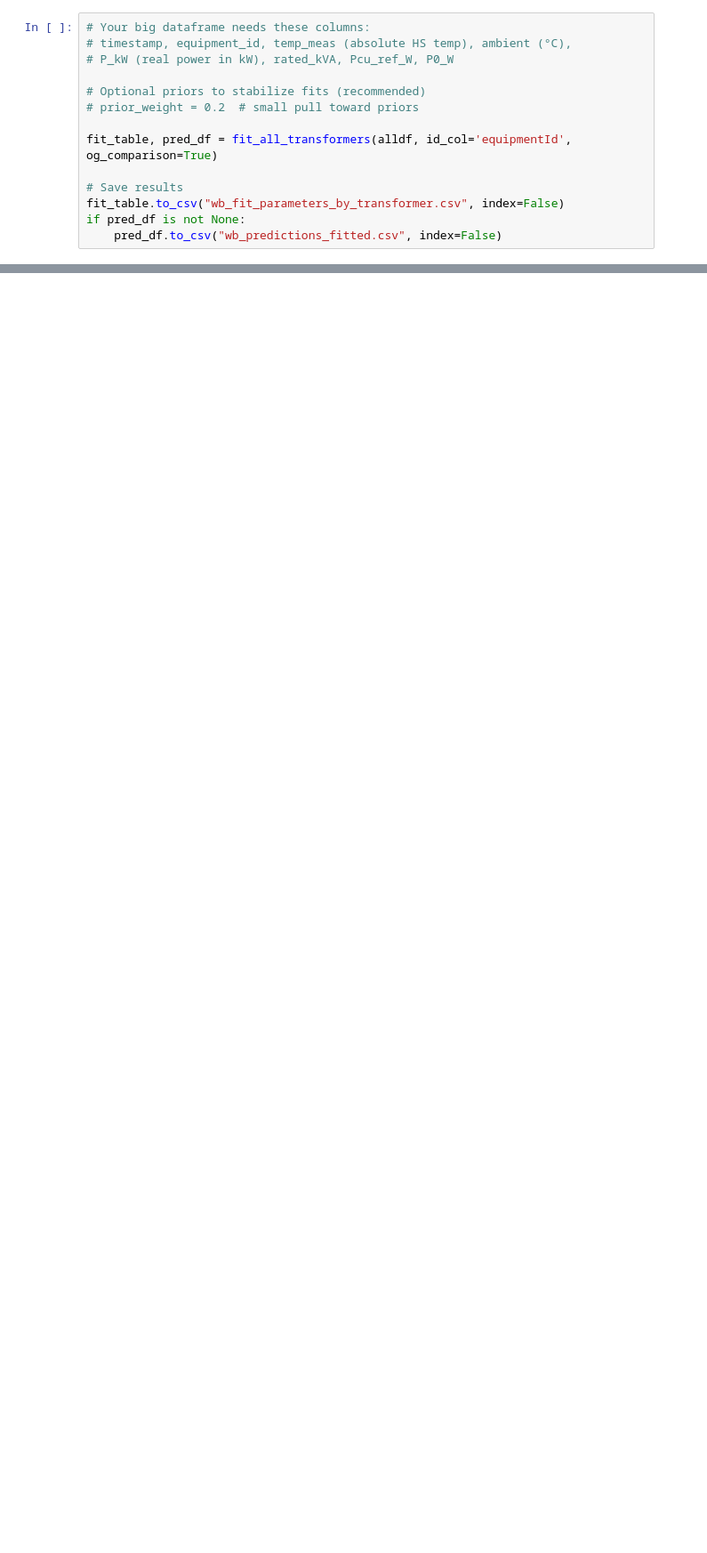
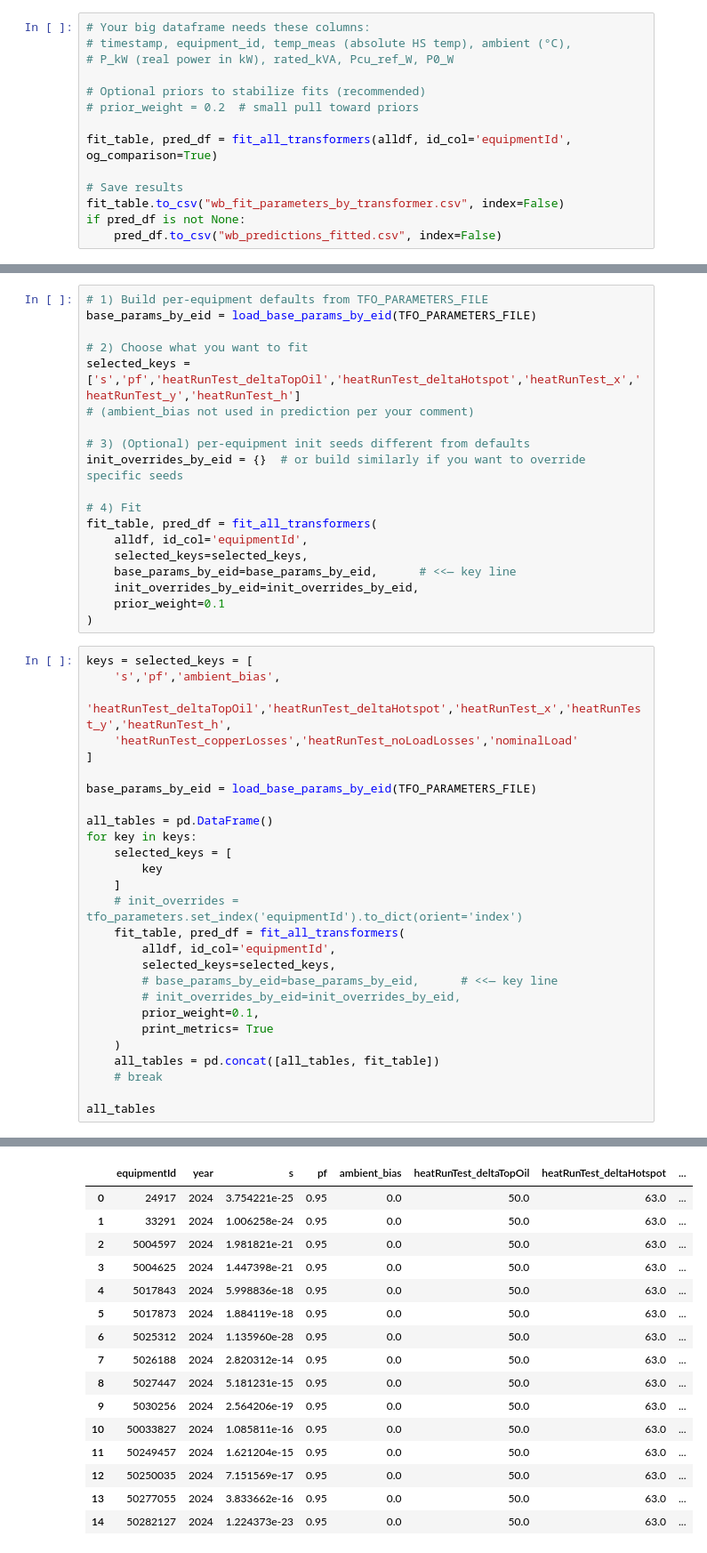
Before and after one commit to DT-Service-Consulting/ElectricGrid, a Jupyter notebook: wb_model_exploration.ipynb, the cells around one changed output, grey strips where cells are left out. Shown at 89% size. Cells and saved outputs as stored; diff of their text form; blank space fills up the shorter version.

```diff
--- a/wb_model_exploration.ipynb
+++ b/wb_model_exploration.ipynb
@@ -980,0 +1421,47 @@ fit_table, pred_df = fit_all_transformers(
+# %%
+# 1) Build per-equipment defaults from TFO_PARAMETERS_FILE
+base_params_by_eid = load_base_params_by_eid(TFO_PARAMETERS_FILE)
+
+# 2) Choose what you want to fit
+selected_keys = ['s','pf','heatRunTest_deltaTopOil','heatRunTest_deltaHotspot','heatRunTest_x','heatRunTest_y','heatRunTest_h']
+# (ambient_bias not used in prediction per your comment)
+
+# 3) (Optional) per-equipment init seeds different from defaults
+init_overrides_by_eid = {}  # or build similarly if you want to override specific seeds
+
+# 4) Fit
+fit_table, pred_df = fit_all_transformers(
+    alldf, id_col='equipmentId',
+    selected_keys=selected_keys,
+    base_params_by_eid=base_params_by_eid,      # <<— key line
+    init_overrides_by_eid=init_overrides_by_eid,
+    prior_weight=0.1
+)
+# %%
+keys = selected_keys = [
+    's','pf','ambient_bias',
+    'heatRunTest_deltaTopOil','heatRunTest_deltaHotspot','heatRunTest_x','heatRunTest_y','heatRunTest_h',
+    'heatRunTest_copperLosses','heatRunTest_noLoadLosses','nominalLoad'
+]
+
+base_params_by_eid = load_base_params_by_eid(TFO_PARAMETERS_FILE)
+
+all_tables = pd.DataFrame()
+for key in keys:
+    selected_keys = [
+        key
+    ]
+    # init_overrides = tfo_parameters.set_index('equipmentId').to_dict(orient='index')
+    fit_table, pred_df = fit_all_transformers(
+        alldf, id_col='equipmentId',
+        selected_keys=selected_keys,
+        # base_params_by_eid=base_params_by_eid,      # <<— key line
+        # init_overrides_by_eid=init_overrides_by_eid,
+        prior_weight=0.1,
+        print_metrics= True
+    )
+    all_tables = pd.concat([all_tables, fit_table])
+    # break
+
+all_tables
+# %% [output]
@@ -980,0 +1474,16 @@ fit_table, pred_df = fit_all_transformers(
+|  | equipmentId | year | s | pf | ambient_bias | heatRunTest_deltaTopOil | heatRunTest_deltaHotspot | ... |
+| 0 | 24917 | 2024 | 3.754221e-25 | 0.95 | 0.0 | 50.0 | 63.0 | ... |
+| 1 | 33291 | 2024 | 1.006258e-24 | 0.95 | 0.0 | 50.0 | 63.0 | ... |
+| 2 | 5004597 | 2024 | 1.981821e-21 | 0.95 | 0.0 | 50.0 | 63.0 | ... |
+| 3 | 5004625 | 2024 | 1.447398e-21 | 0.95 | 0.0 | 50.0 | 63.0 | ... |
+| 4 | 5017843 | 2024 | 5.998836e-18 | 0.95 | 0.0 | 50.0 | 63.0 | ... |
+| 5 | 5017873 | 2024 | 1.884119e-18 | 0.95 | 0.0 | 50.0 | 63.0 | ... |
+| 6 | 5025312 | 2024 | 1.135960e-28 | 0.95 | 0.0 | 50.0 | 63.0 | ... |
+| 7 | 5026188 | 2024 | 2.820312e-14 | 0.95 | 0.0 | 50.0 | 63.0 | ... |
+| 8 | 5027447 | 2024 | 5.181231e-15 | 0.95 | 0.0 | 50.0 | 63.0 | ... |
+| 9 | 5030256 | 2024 | 2.564206e-19 | 0.95 | 0.0 | 50.0 | 63.0 | ... |
+| 10 | 50033827 | 2024 | 1.085811e-16 | 0.95 | 0.0 | 50.0 | 63.0 | ... |
+| 11 | 50249457 | 2024 | 1.621204e-15 | 0.95 | 0.0 | 50.0 | 63.0 | ... |
+| 12 | 50250035 | 2024 | 7.151569e-17 | 0.95 | 0.0 | 50.0 | 63.0 | ... |
+| 13 | 50277055 | 2024 | 3.833662e-16 | 0.95 | 0.0 | 50.0 | 63.0 | ... |
+| 14 | 50282127 | 2024 | 1.224373e-23 | 0.95 | 0.0 | 50.0 | 63.0 | ... |
```
Also changed, not shown: parts of 38 cells of this notebook, 8 other files.
